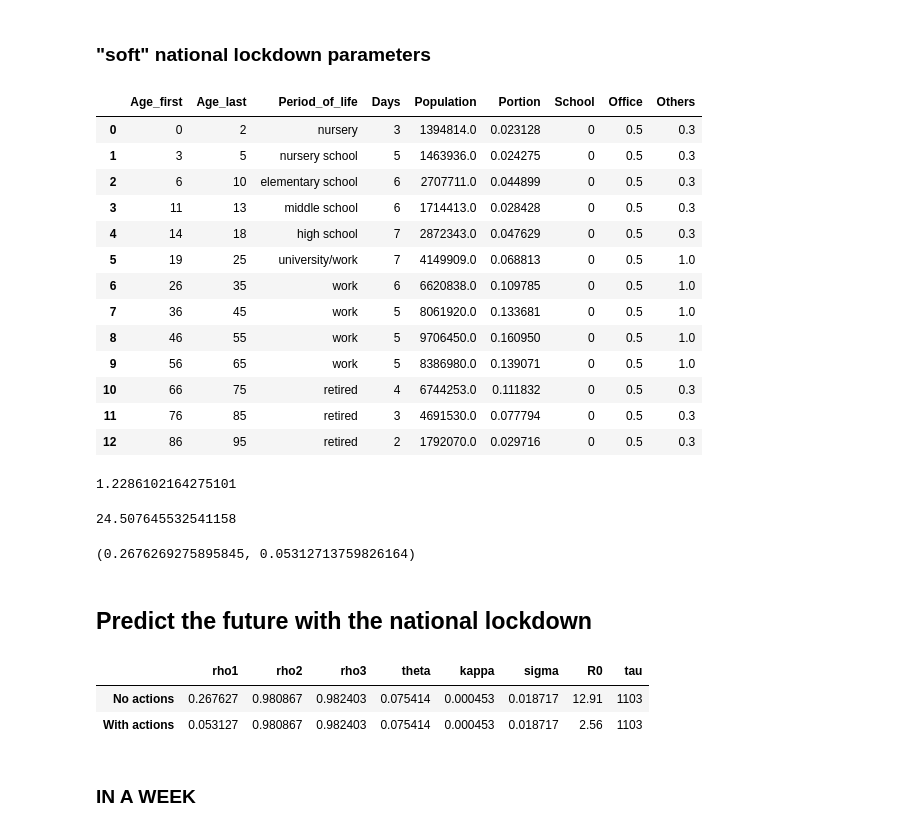
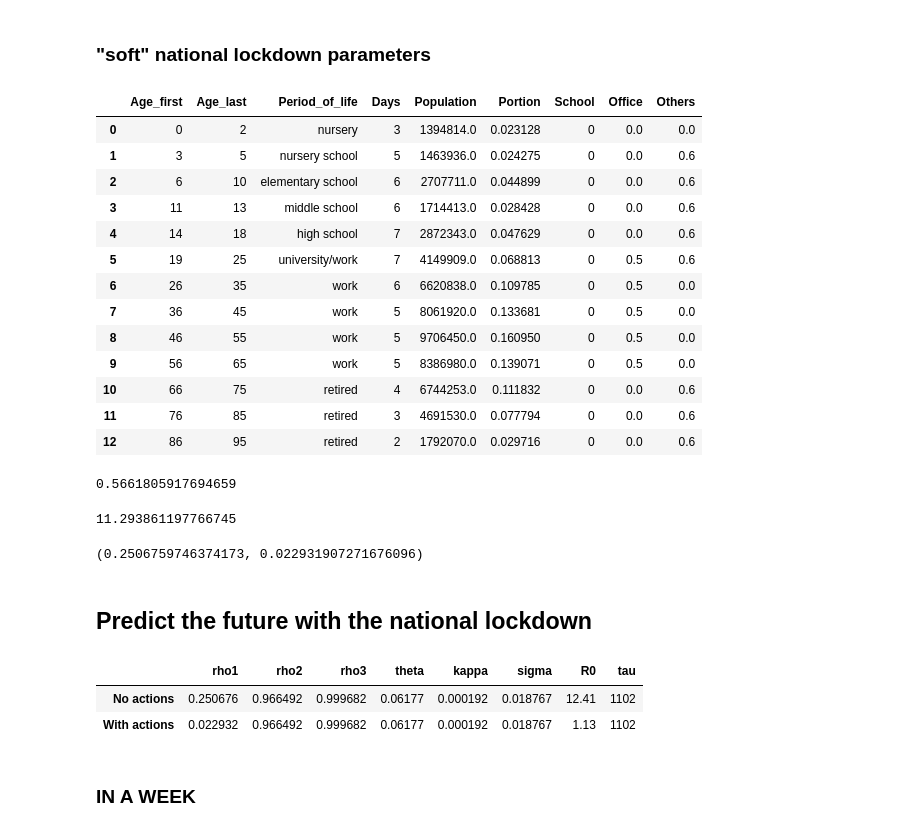
Before and after one commit to popoloni/covid19, a Jupyter notebook: covid_19_prediction_for_Italy.ipynb, the cells around one changed output. Cells and saved outputs as stored; diff of their text form; code cells hidden in the pictures.

```diff
--- a/covid_19_prediction_for_Italy.ipynb
+++ b/covid_19_prediction_for_Italy.ipynb
@@ -1773,35 +1679,34 @@ gs_before
 # %%
 df = out_italy_df.copy()
 df["School"] = 0
-df["Office"] = 0.5
-df["Others"] = 0.3
-df.loc[df.index[5:10], "Others"] = 1
+df.loc[df["Office"] > 0, "Office"] = 0.5
+df.loc[df["Others"] > 0, "Others"] = 0.6
 out_italy_after_df = df.copy()
 out_italy_after_df
 # %% [output]
 |  | Age_first | Age_last | Period_of_life | Days | Population | Portion | School | Office | Others |
-| 0 | 0 | 2 | nursery | 3 | 1394814.0 | 0.023128 | 0 | 0.5 | 0.3 |
-| 1 | 3 | 5 | nursery school | 5 | 1463936.0 | 0.024275 | 0 | 0.5 | 0.3 |
-| 2 | 6 | 10 | elementary school | 6 | 2707711.0 | 0.044899 | 0 | 0.5 | 0.3 |
-| 3 | 11 | 13 | middle school | 6 | 1714413.0 | 0.028428 | 0 | 0.5 | 0.3 |
-| 4 | 14 | 18 | high school | 7 | 2872343.0 | 0.047629 | 0 | 0.5 | 0.3 |
-| 5 | 19 | 25 | university/work | 7 | 4149909.0 | 0.068813 | 0 | 0.5 | 1.0 |
-| 6 | 26 | 35 | work | 6 | 6620838.0 | 0.109785 | 0 | 0.5 | 1.0 |
-| 7 | 36 | 45 | work | 5 | 8061920.0 | 0.133681 | 0 | 0.5 | 1.0 |
-| 8 | 46 | 55 | work | 5 | 9706450.0 | 0.160950 | 0 | 0.5 | 1.0 |
-| 9 | 56 | 65 | work | 5 | 8386980.0 | 0.139071 | 0 | 0.5 | 1.0 |
-| 10 | 66 | 75 | retired | 4 | 6744253.0 | 0.111832 | 0 | 0.5 | 0.3 |
-| 11 | 76 | 85 | retired | 3 | 4691530.0 | 0.077794 | 0 | 0.5 | 0.3 |
-| 12 | 86 | 95 | retired | 2 | 1792070.0 | 0.029716 | 0 | 0.5 | 0.3 |
+| 0 | 0 | 2 | nursery | 3 | 1394814.0 | 0.023128 | 0 | 0.0 | 0.0 |
+| 1 | 3 | 5 | nursery school | 5 | 1463936.0 | 0.024275 | 0 | 0.0 | 0.6 |
+| 2 | 6 | 10 | elementary school | 6 | 2707711.0 | 0.044899 | 0 | 0.0 | 0.6 |
+| 3 | 11 | 13 | middle school | 6 | 1714413.0 | 0.028428 | 0 | 0.0 | 0.6 |
+| 4 | 14 | 18 | high school | 7 | 2872343.0 | 0.047629 | 0 | 0.0 | 0.6 |
+| 5 | 19 | 25 | university/work | 7 | 4149909.0 | 0.068813 | 0 | 0.5 | 0.6 |
+| 6 | 26 | 35 | work | 6 | 6620838.0 | 0.109785 | 0 | 0.5 | 0.0 |
+| 7 | 36 | 45 | work | 5 | 8061920.0 | 0.133681 | 0 | 0.5 | 0.0 |
+| 8 | 46 | 55 | work | 5 | 9706450.0 | 0.160950 | 0 | 0.5 | 0.0 |
+| 9 | 56 | 65 | work | 5 | 8386980.0 | 0.139071 | 0 | 0.5 | 0.0 |
+| 10 | 66 | 75 | retired | 4 | 6744253.0 | 0.111832 | 0 | 0.0 | 0.6 |
+| 11 | 76 | 85 | retired | 3 | 4691530.0 | 0.077794 | 0 | 0.0 | 0.6 |
+| 12 | 86 | 95 | retired | 2 | 1792070.0 | 0.029716 | 0 | 0.0 | 0.6 |
 # %%
 gs_after = (out_italy_after_df[["School", "Office", "Others"]].sum(axis=1) * out_italy_after_df["Portion"]).sum()
 gs_after
 # %% [output]
-1.2286102164275101
+0.5661805917694659
 # %%
 gs_after/gs_before*100
 # %% [output]
-24.507645532541158
+11.293861197766745
 # %%
 c_before, c_after = 1.0, 0.81
 # %%
@@ -1809,7 +1714,7 @@ rho1_before = param_dict["rho1"]
 rho1_after = rho1_before * (gs_after / gs_before) * (c_after / c_before)
 (rho1_before, rho1_after)
 # %% [output]
-(0.2676269275895845, 0.05312713759826164)
+(0.2506759746374173, 0.022931907271676096)
 # %% [markdown]
 ## Predict the future with the national lockdown
 # %%
@@ -1824,8 +1729,8 @@ df["tau"] = info_dict["tau"]
 df
 # %% [output]
 |  | rho1 | rho2 | rho3 | theta | kappa | sigma | R0 | tau |
-| No actions | 0.267627 | 0.980867 | 0.982403 | 0.075414 | 0.000453 | 0.018717 | 12.91 | 1103 |
-| With actions | 0.053127 | 0.980867 | 0.982403 | 0.075414 | 0.000453 | 0.018717 | 2.56 | 1103 |
+| No actions | 0.250676 | 0.966492 | 0.999682 | 0.06177 | 0.000192 | 0.018767 | 12.41 | 1102 |
+| With actions | 0.022932 | 0.966492 | 0.999682 | 0.06177 | 0.000192 | 0.018767 | 1.13 | 1102 |
 # %% [markdown]
 ### IN A WEEK
 # %%
```
Also changed, not shown: parts of 51 cells of this notebook.
